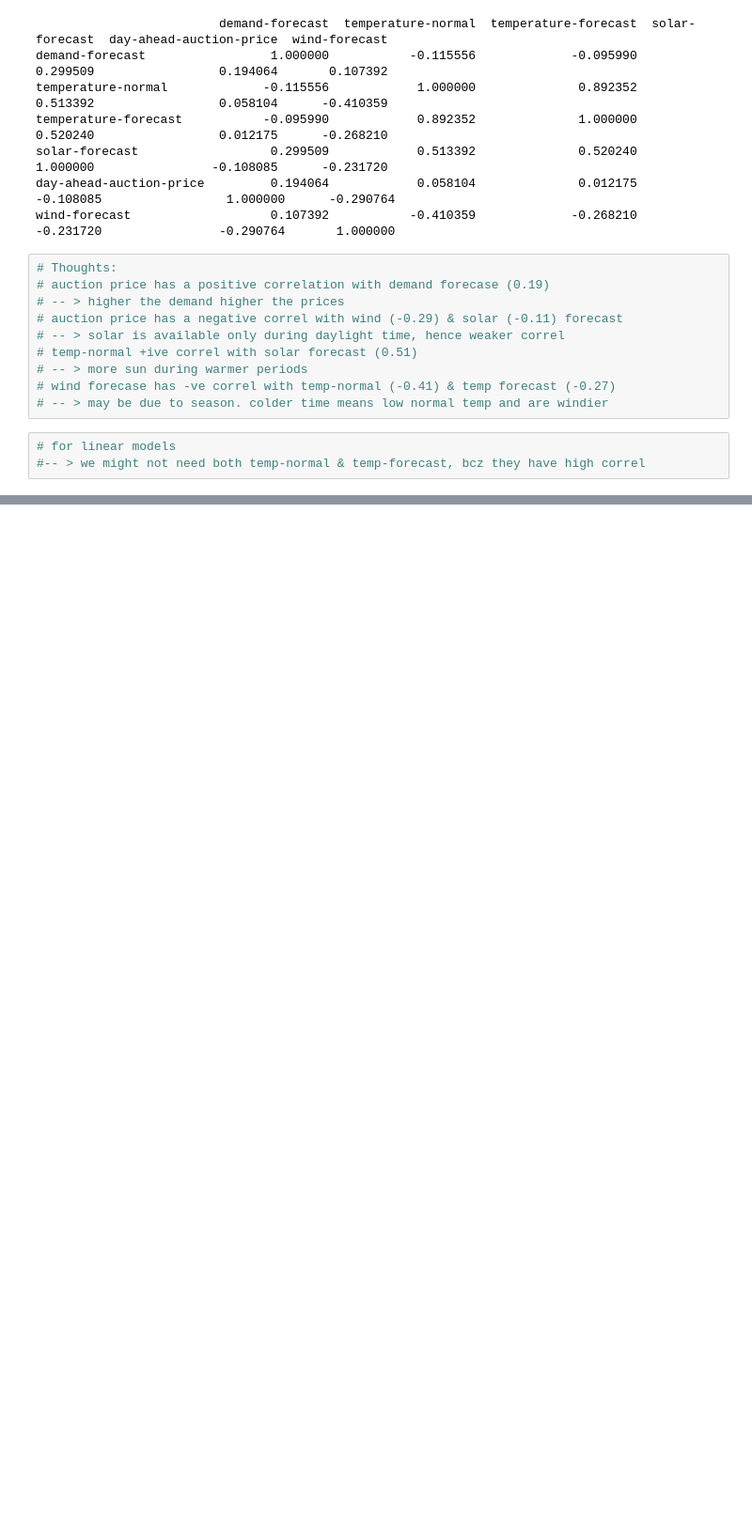
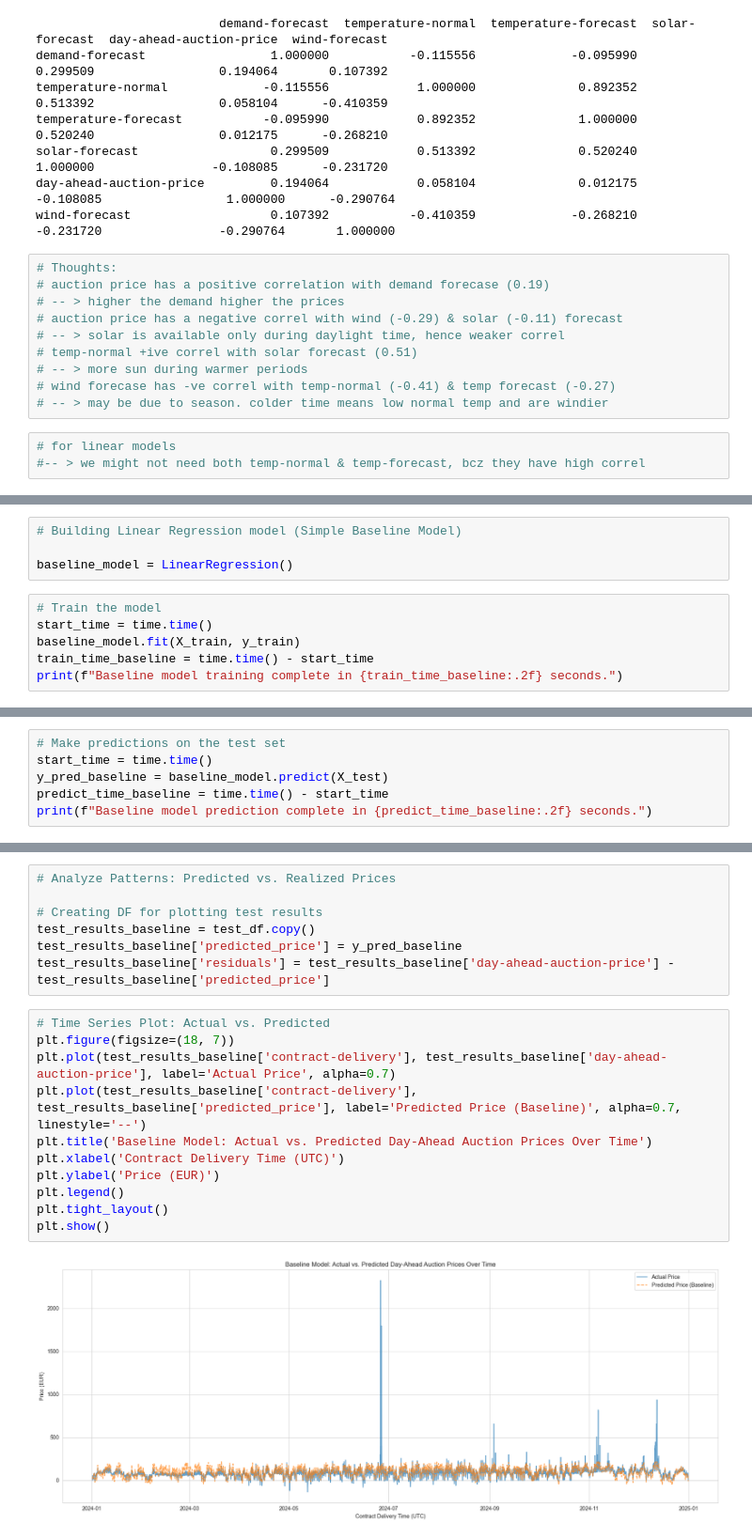
Before and after one commit to RNstu08/Electricity-Price-Forecast, a Jupyter notebook: day_ahead_price_forecasting.ipynb, the cells around one changed output, grey strips where cells are left out. Shown at 94% size. Saved outputs shown, nothing was run; the diff lists cells and outputs as text; blank space fills up the shorter version.

Commit message:
feat: Implemented and evaluated baseline Linear Regression model for Task 2.

```diff
--- a/day_ahead_price_forecasting.ipynb
+++ b/day_ahead_price_forecasting.ipynb
@@ -274,0 +331,10 @@ wind-forecast                   0.107392           -0.410359             -0.2682
+# %%
+# Building Linear Regression model (Simple Baseline Model)
+
+baseline_model = LinearRegression()
+# %%
+# Train the model
+start_time = time.time()
+baseline_model.fit(X_train, y_train)
+train_time_baseline = time.time() - start_time
+print(f"Baseline model training complete in {train_time_baseline:.2f} seconds.")
@@ -274,0 +343,6 @@ wind-forecast                   0.107392           -0.410359             -0.2682
+# %%
+# Make predictions on the test set
+start_time = time.time()
+y_pred_baseline = baseline_model.predict(X_test)
+predict_time_baseline = time.time() - start_time
+print(f"Baseline model prediction complete in {predict_time_baseline:.2f} seconds.")
@@ -274,0 +382,20 @@ wind-forecast                   0.107392           -0.410359             -0.2682
+# %%
+# Analyze Patterns: Predicted vs. Realized Prices
+
+# Creating DF for plotting test results
+test_results_baseline = test_df.copy()
+test_results_baseline['predicted_price'] = y_pred_baseline
+test_results_baseline['residuals'] = test_results_baseline['day-ahead-auction-price'] - test_results_baseline['predicted_price']
+# %%
+# Time Series Plot: Actual vs. Predicted
+plt.figure(figsize=(18, 7))
+plt.plot(test_results_baseline['contract-delivery'], test_results_baseline['day-ahead-auction-price'], label='Actual Price', alpha=0.7)
+plt.plot(test_results_baseline['contract-delivery'], test_results_baseline['predicted_price'], label='Predicted Price (Baseline)', alpha=0.7, linestyle='--')
+plt.title('Baseline Model: Actual vs. Predicted Day-Ahead Auction Prices Over Time')
+plt.xlabel('Contract Delivery Time (UTC)')
+plt.ylabel('Price (EUR)')
+plt.legend()
+plt.tight_layout()
+plt.show()
+# %% [output]
+[figure, added]
```
Also changed, not shown: parts of 27 cells of this notebook.
